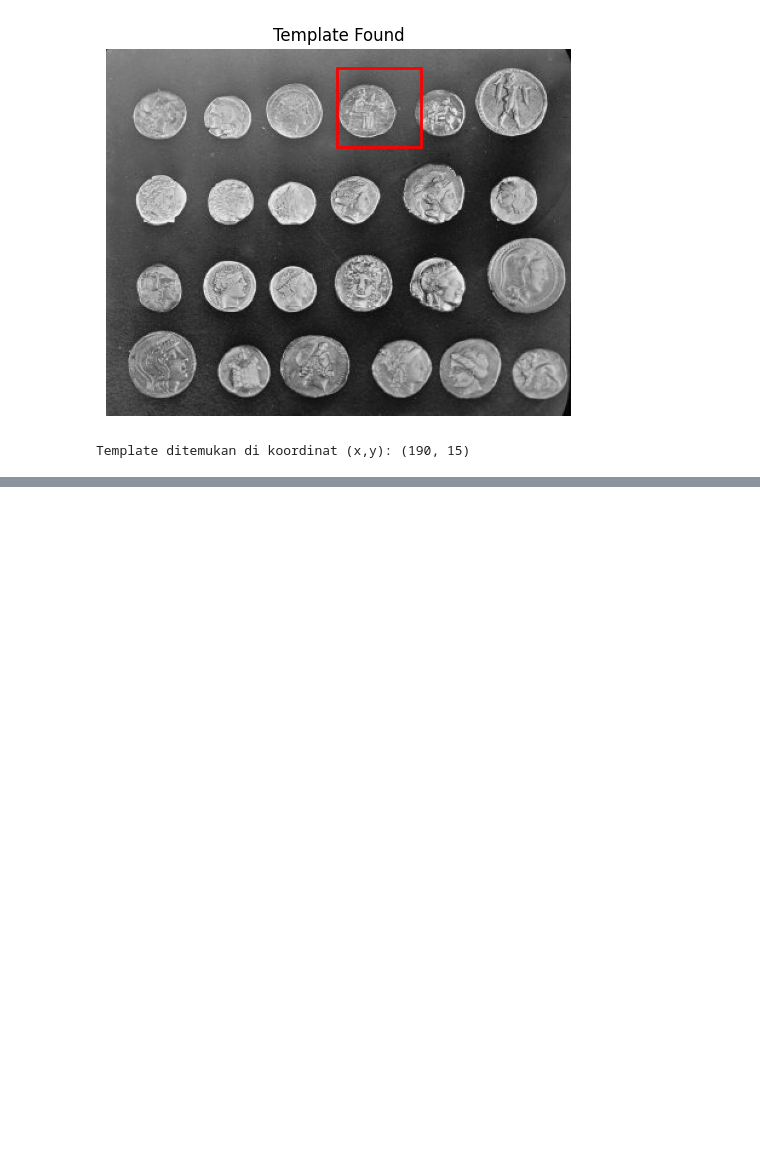
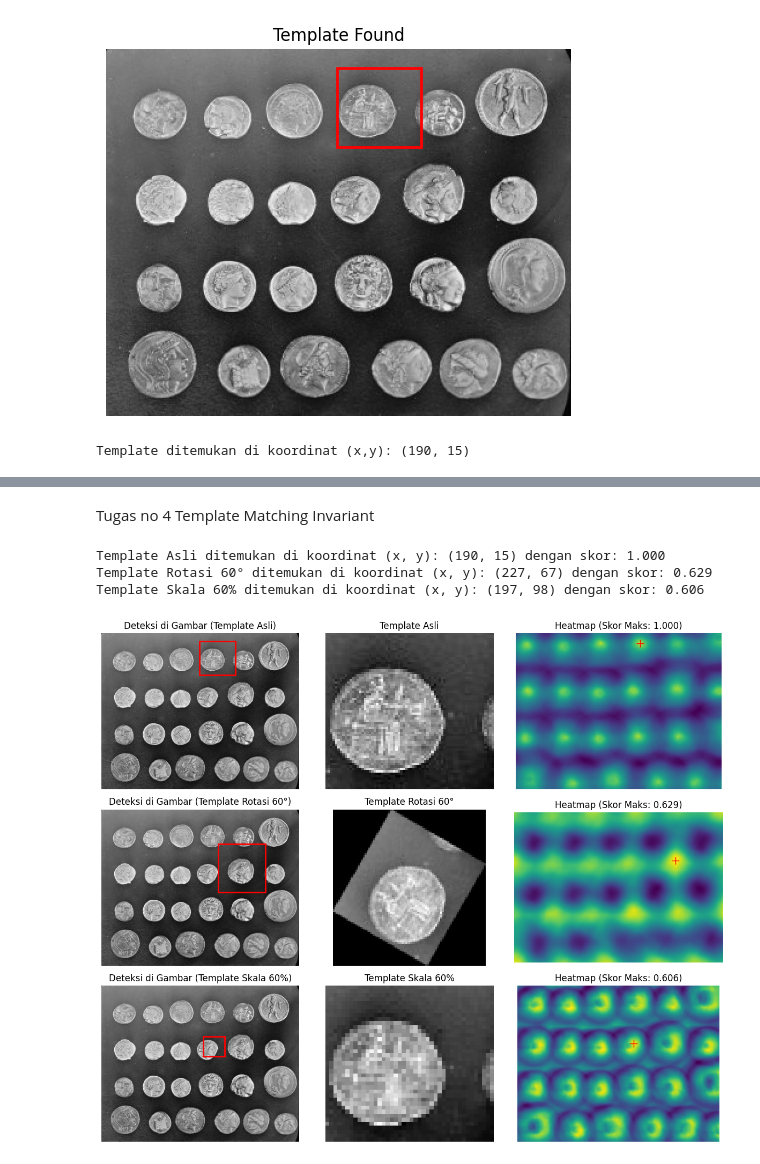
Before and after one commit to rafiff18/2025_Pengolahan_Citra-_TI-2B, a Jupyter notebook: js5.ipynb, the cells around one changed output, grey strips where cells are left out. Cells and saved outputs as stored; diff of their text form; code cells hidden in the pictures; blank space fills up the shorter version.

```diff
--- a/js5.ipynb
+++ b/js5.ipynb
@@ -530,0 +464,71 @@ plt.show()
+# %% [markdown]
+Tugas no 4 Template Matching Invariant
+# %%
+import numpy as np
+import matplotlib.pyplot as plt
+from skimage import data
+from skimage.feature import match_template
+from skimage.transform import rotate, rescale
+
+# --- 1. Muat citra dan template awal ---
+image = data.coins()
+template_asli = image[15:80, 190:260]
+
+# --- 2. Buat variasi template ---
+template_rotasi = rotate(template_asli, angle=60, resize=True)
+template_skala = rescale(template_asli, scale=0.6, anti_aliasing=True, channel_axis=None)
+
+# --- 3. Simpan semua template dan labelnya ---
+templates = [template_asli, template_rotasi, template_skala]
+judul_templates = ['Asli', 'Rotasi 60°', 'Skala 60%']
+
+# --- 4. Lakukan template matching untuk semua template ---
+hasil_matching = []
+koordinat = []
+skor_max = []
+
+for tmpl in templates:
+    result = match_template(image, tmpl)
+    hasil_matching.append(result)
+
+    ij = np.unravel_index(np.argmax(result), result.shape)
+    x, y = ij[::-1]
+    koordinat.append((x, y))
+    skor_max.append(result.max())
+
+# --- 5. Visualisasi hasil ---
+fig, axes = plt.subplots(nrows=3, ncols=3, figsize=(12, 10))
+
+for i in range(3):
+    tmpl = templates[i]
+    res = hasil_matching[i]
+    x, y = koordinat[i]
+    h, w = tmpl.shape
+
+    # Gambar target + kotak deteksi
+    axes[i, 0].imshow(image, cmap='gray')
+    axes[i, 0].add_patch(plt.Rectangle((x, y), w, h, edgecolor='r', facecolor='none', lw=2))
+    axes[i, 0].set_title(f"Deteksi di Gambar (Template {judul_templates[i]})")
+    axes[i, 0].axis('off')
+
+    # Template yang digunakan
+    axes[i, 1].imshow(tmpl, cmap='gray')
+    axes[i, 1].set_title(f"Template {judul_templates[i]}")
+    axes[i, 1].axis('off')
+
+    # Hasil matching (heatmap)
+    axes[i, 2].imshow(res, cmap='viridis')
+    axes[i, 2].plot(x, y, 'r+', markersize=10)
+    axes[i, 2].set_title(f"Heatmap (Skor Maks: {skor_max[i]:.3f})")
+    axes[i, 2].axis('off')
+
+    # Cetak informasi ke konsol
+    print(f"Template {judul_templates[i]} ditemukan di koordinat (x, y): ({x}, {y}) dengan skor: {skor_max[i]:.3f}")
+
+plt.tight_layout()
+plt.show()
+# %% [output]
+Template Asli ditemukan di koordinat (x, y): (190, 15) dengan skor: 1.000
+Template Rotasi 60° ditemukan di koordinat (x, y): (227, 67) dengan skor: 0.629
+Template Skala 60% ditemukan di koordinat (x, y): (197, 98) dengan skor: 0.606
+[figure, added]
```
Also changed, not shown: parts of 12 cells of this notebook.
